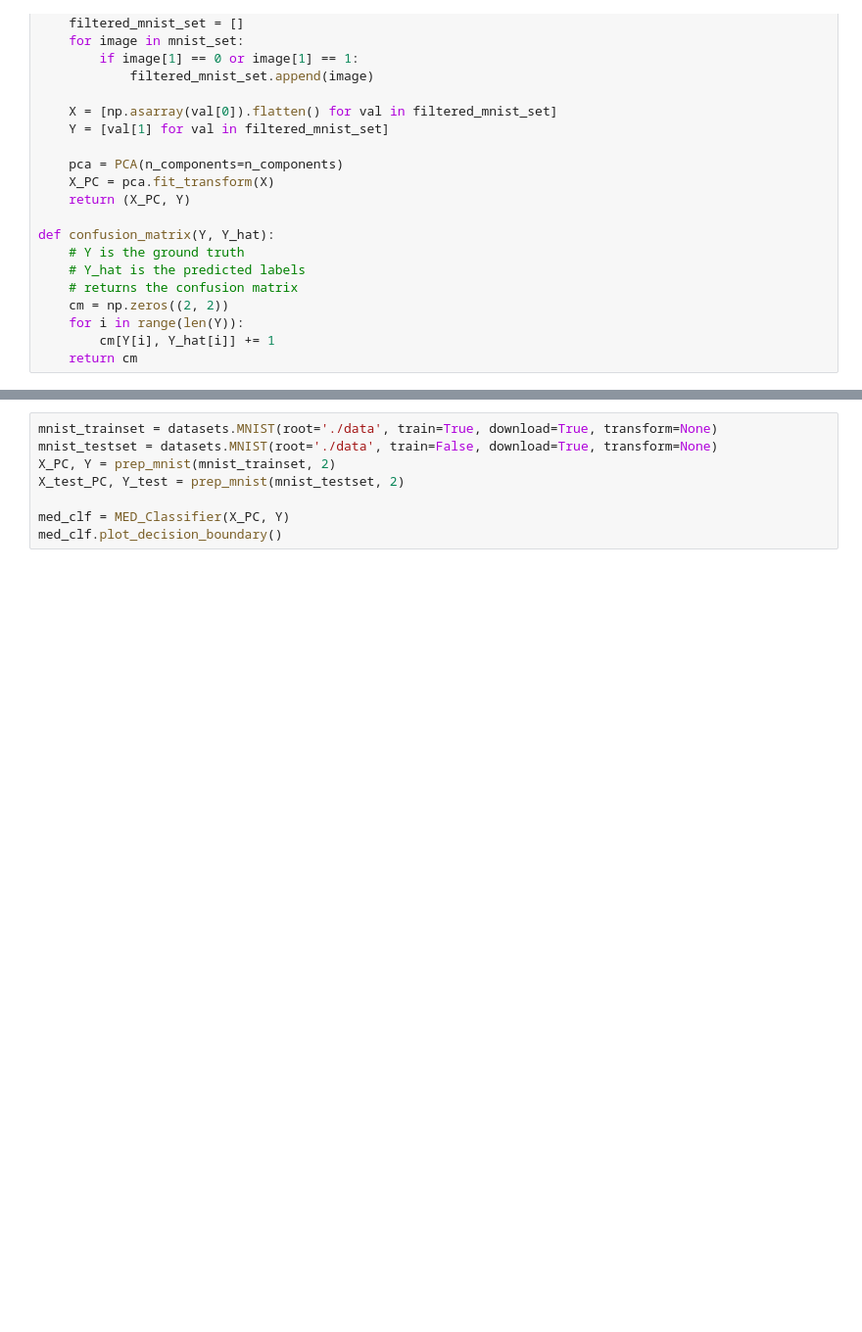
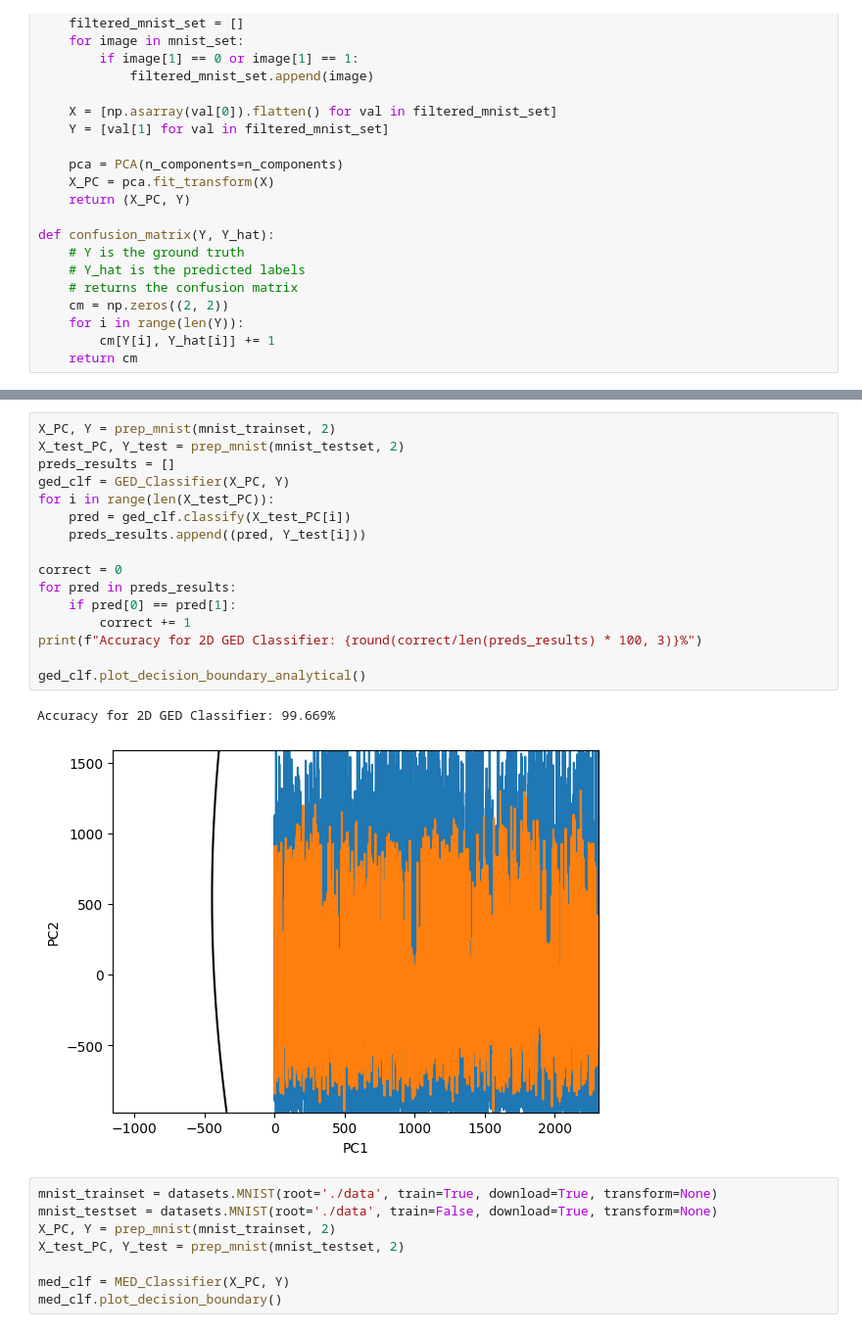
Before and after one commit to cooper-a/pattern-recognition-labs, a Jupyter notebook: a1/A1.ipynb, the cells around one changed output, grey strips where cells are left out. Shown: that part at 98% size. Drawn from its saved outputs; the diff is of its cells as text; blank space fills up the shorter version.

```diff
--- a/a1/A1.ipynb
+++ b/a1/A1.ipynb
@@ -175,3 +251,22 @@ class MED_Classifier:
+# %%
+X_PC, Y = prep_mnist(mnist_trainset, 2)
+X_test_PC, Y_test = prep_mnist(mnist_testset, 2)
+preds_results = []
+ged_clf = GED_Classifier(X_PC, Y)
+for i in range(len(X_test_PC)):
+    pred = ged_clf.classify(X_test_PC[i])
+    preds_results.append((pred, Y_test[i]))
+
+correct = 0
+for pred in preds_results:
+    if pred[0] == pred[1]:
+        correct += 1
+print(f"Accuracy for 2D GED Classifier: {round(correct/len(preds_results) * 100, 3)}%")
+
+ged_clf.plot_decision_boundary_analytical()
+# %% [output]
+Accuracy for 2D GED Classifier: 99.669%
+[figure, added]
 # %%
 mnist_trainset = datasets.MNIST(root='./data', train=True, download=True, transform=None)
 mnist_testset = datasets.MNIST(root='./data', train=False, download=True, transform=None)
```
Also changed, not shown: parts of 15 cells of this notebook, 12 other files.
